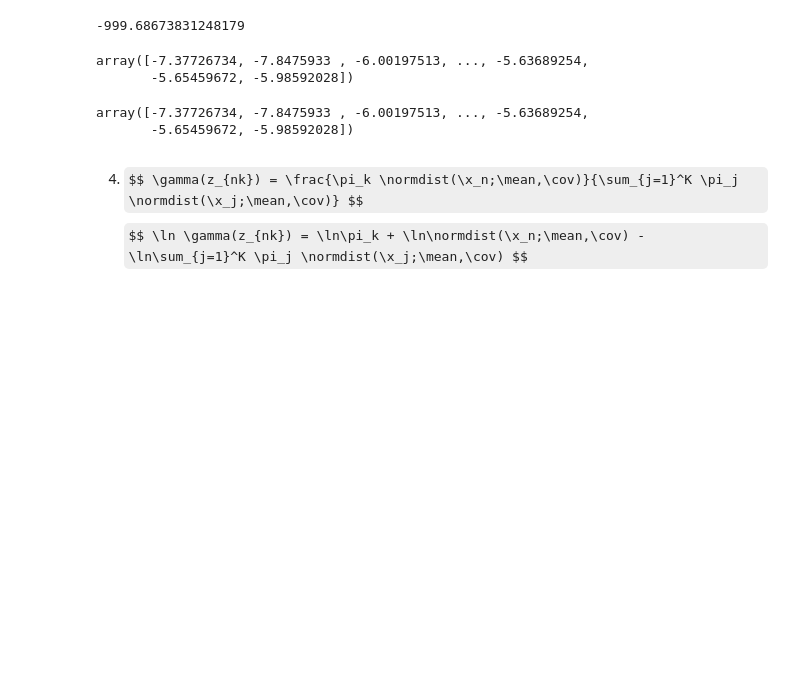
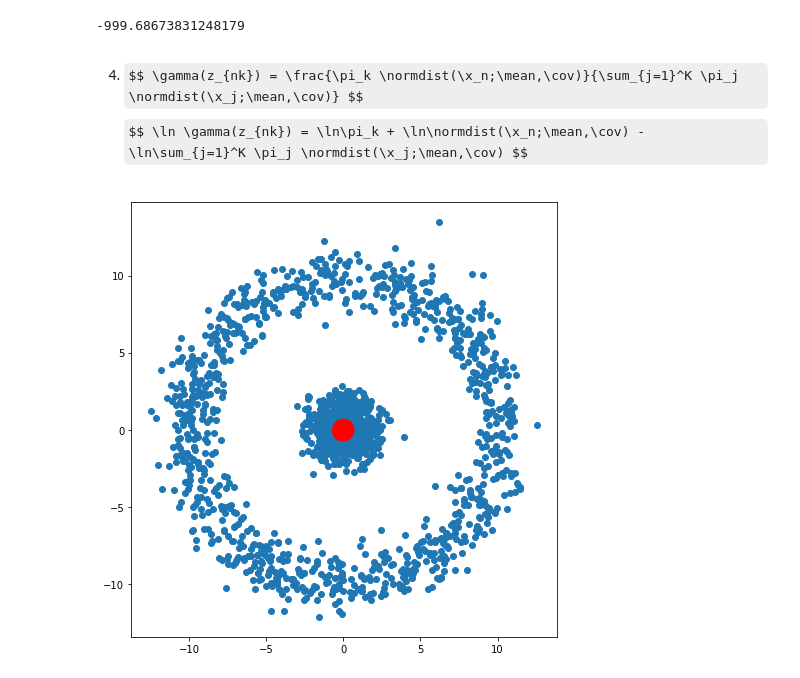
Before and after one commit to melaanya/twente-aml, a Jupyter notebook: labs/lab2/lab2_em.ipynb, the cells around one changed output. Cells and saved outputs as stored; diff of their text form; code cells hidden in the pictures; some formulas as TeX source; blank space fills up the shorter version.

```diff
--- a/labs/lab2/lab2_em.ipynb
+++ b/labs/lab2/lab2_em.ipynb
@@ -564,16 +562,6 @@ def lognormPDF(data,mu,sigma):
         res[i] = -.5 * (nDim * np.log(2 * np.pi) + np.log(covdet)+ np.dot(diff, np.dot(icov,diff.T)))
 
     return res
-# %%
-np.log(normPDF(data, np.mean(data, axis = 0), np.cov(np.transpose(data))))
-# %% [output]
-array([-7.37726734, -7.8475933 , -6.00197513, ..., -5.63689254,
-       -5.65459672, -5.98592028])
-# %%
-lognormPDF(data, np.mean(data, axis = 0), np.cov(np.transpose(data)))
-# %% [output]
-array([-7.37726734, -7.8475933 , -6.00197513, ..., -5.63689254,
-       -5.65459672, -5.98592028])
 # %% [markdown]
 4)  $$ \gamma(z_{nk}) = \frac{\pi_k \normdist(\x_n;\mean,\cov)}{\sum_{j=1}^K \pi_j \normdist(\x_j;\mean,\cov)} $$
 $$ \ln \gamma(z_{nk}) = \ln\pi_k + \ln\normdist(\x_n;\mean,\cov) - \ln\sum_{j=1}^K \pi_j \normdist(\x_j;\mean,\cov) $$
@@ -618,11 +606,12 @@ class MoG_log:
             self.resp[i] = np.log(self.pi[i]) + lognormPDF(self.data, self.mu[i], self.sigma[i])
 
         for i in range(self.nMix):
-            sumexp[i] = logsumexp(sumexp[i], self.resp[i])
+#             print(type(sumexp), type(logsumexp(sumexp[i], self.resp[i])))
+            sumexp = logsumexp(sumexp, self.resp[i])
 
 
         self.resp -= sumexp
-        return self.resp, sum(np.log(self.likelihood(self.data)))
+        return np.exp(self.resp), sum(np.log(self.likelihood(self.data)))
 
     def maximisation(self,resp):
         # Answer to Q3
@@ -667,3 +656,8 @@ class MoG_log:
         for m in range(self.nMix):
             p += self.pi[m] * normPDF(data,self.mu[m],self.sigma[m])
         return p
+# %%
+mog = MoG_log(A, 3)
+llhist = mog.em()
+# %% [output]
+[figure, added]
```
Also changed, not shown: parts of 14 cells of this notebook.
